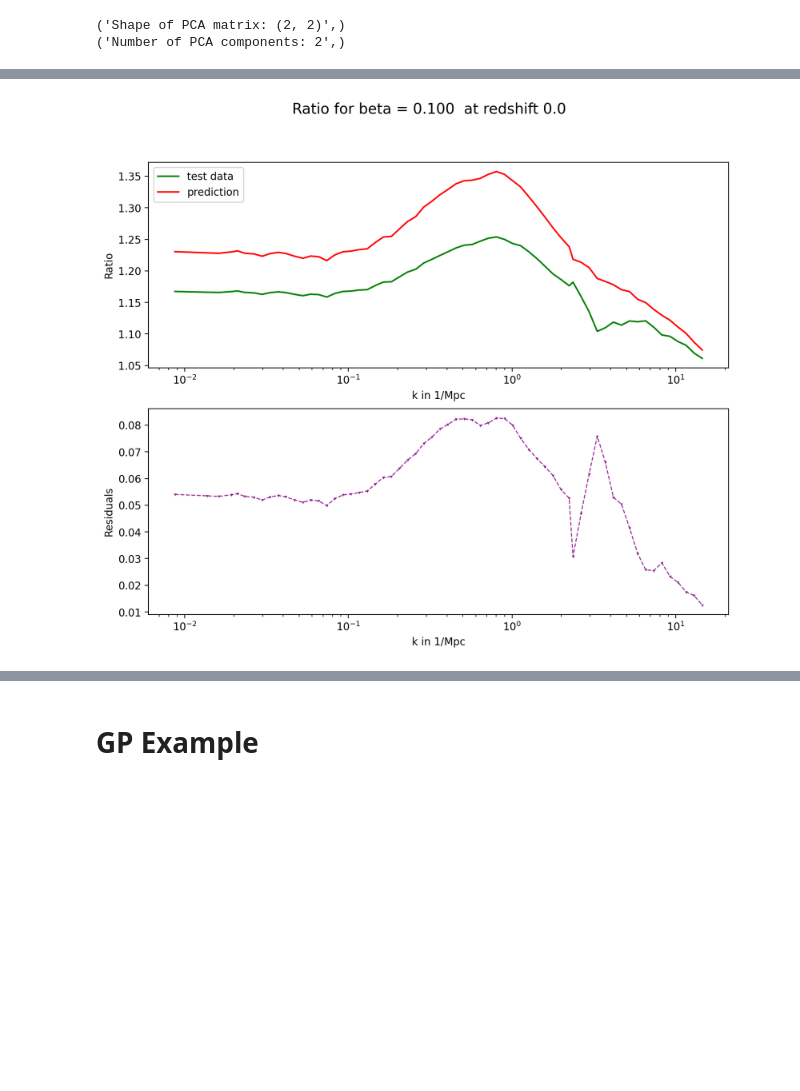
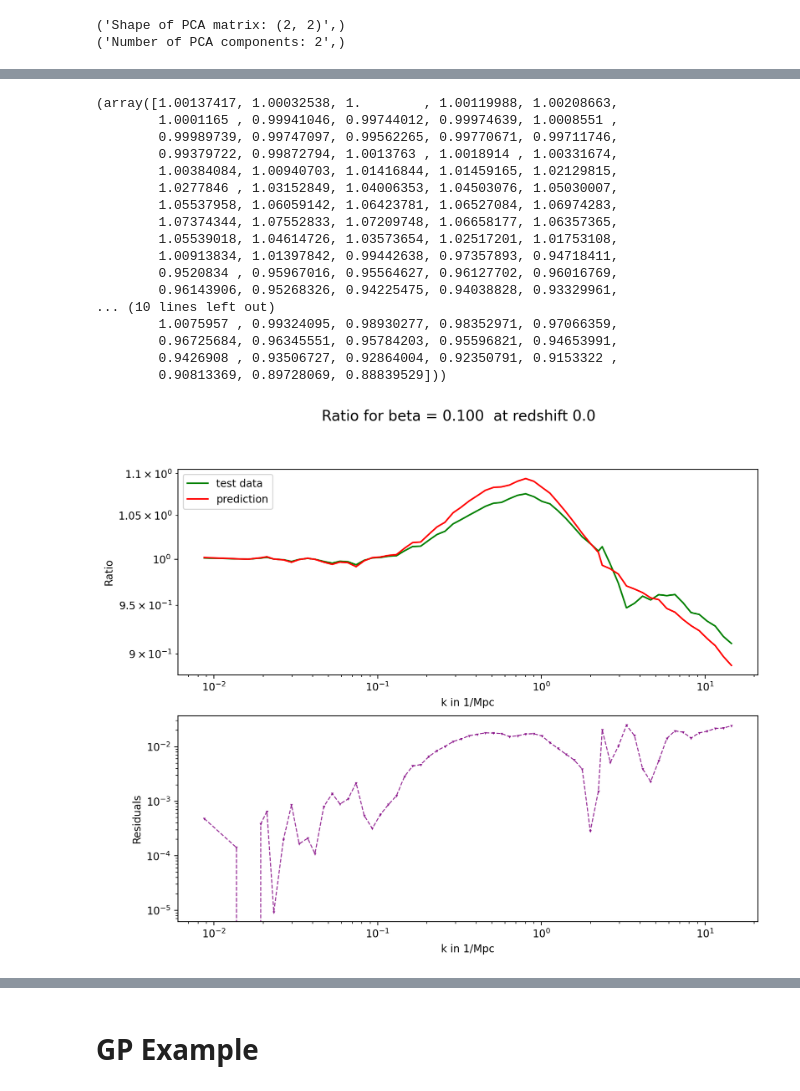
Before and after one commit to santiagocasas/looti-test-public, a Jupyter notebook: notebooks/Emulator_CoupledDE_Website.ipynb, the cells around one changed output, grey strips where cells are left out. Cells and saved outputs as stored; diff of their text form; code cells hidden in the pictures; blank space fills up the shorter version.

```diff
--- a/notebooks/Emulator_CoupledDE_Website.ipynb
+++ b/notebooks/Emulator_CoupledDE_Website.ipynb
@@ -154,7 +157,7 @@ The user should provide here the number of PCA components.
 # %%
 npca = 2 #Number of PCA components.
 # %%
-ratios_predicted , emulation_data = dcl.Predict_ratio(emulation_data,Operator = "PCA", ##choose the operator
+ratios_predicted_PCAspl , emulation_data = dcl.Predict_ratio(emulation_data,Operator = "PCA", ##choose the operator
                                                       ncomp=npca ,  ##number of components
                                                       interp_type='int1d',interp_dim=1 ##kind of interpolator,e.g int1d or GP
                                                      )
@@ -182,7 +202,7 @@ pm.Plot_prediction_One_parameter(emulation_data, 0.098 , reconstructed_spectra,
 # %% [markdown]
 The following section performs first a sparse representation of the data **with dictionary learning** and construct the **interpolation with a Gaussian Process**. Note that the level of noise for the GP's kernel should be chosen carefully.
 # %%
-npca = 3
+npca = 6
 # %%
 train_redshift_indices= [1]
 test_redshift_indices= [1]
@@ -191,7 +211,7 @@ emulation_data.z_requested
 # %% [output]
 array([0.])
 # %%
-ratios_predicted , emulation_data = dcl.Predict_ratio(emulation_data,Operator ="DL",
+ratios_predicted_DL , emulation_data = dcl.Predict_ratio(emulation_data,Operator ="DL",
                                                       train_noise = 1e-10, ##noise for the GP's kernel
                                                       gp_n_rsts = 10,##times allowed to restart the optimiser
                                                       ncomp=npca , ##number of components
@@ -217,15 +239,16 @@ The following section performs a **reduction of dimensionality with PCA** and co
 # %%
 npca = 2
 # %%
-ratios_predicted , emulation_data = dcl.Predict_ratio(emulation_data,Operator = "PCA",
-                                                      train_noise = 1e-10, ##noise for the GP's kernel
+ratios_predicted_PCAgp , emulation_data, interpolFunction_PCAgp = dcl.Predict_ratio(emulation_data,Operator = "PCA",
+                                                      train_noise = 1e-7, ##noise for the GP's kernel
                                                       gp_n_rsts = 10,##times allowed to restart the optimiser
                                                       ncomp=npca , ##number of components
                                                       gp_const = 1, ##Constant for the RBF kernel
                                                       gp_length = 1, ## Length for  GP
                                                       interp_type='GP', ##kind of interpolator,e.g int1d or GP
                                                       n_splits = 1, ##number of splits
-                                                      test_indices=test_indices)
+                                                      test_indices=test_indices,
+                                                    return_interpolator=True)
 # %% [output]
 ('Shape of PCA matrix: (2, 2)',)
 ('Number of PCA components: 2',)
@@ -232,4 +314,21 @@ ratios_predicted , emulation_data = dcl.Predict_ratio(emulation_data,Operator =
 # %%
-pm.Plot_prediction_One_parameter(emulation_data, 0.098 , ratios_predicted)
+pm.Plot_prediction_One_parameter(emulation_data, 0.098 , ratios_predicted_PCAgp, y_scale_log=True)
 # %% [output]
+(array([1.00137417, 1.00032538, 1.        , 1.00119988, 1.00208663,
+        1.0001165 , 0.99941046, 0.99744012, 0.99974639, 1.0008551 ,
+        0.99989739, 0.99747097, 0.99562265, 0.99770671, 0.99711746,
+        0.99379722, 0.99872794, 1.0013763 , 1.0018914 , 1.00331674,
+        1.00384084, 1.00940703, 1.01416844, 1.01459165, 1.02129815,
+        1.0277846 , 1.03152849, 1.04006353, 1.04503076, 1.05030007,
+        1.05537958, 1.06059142, 1.06423781, 1.06527084, 1.06974283,
+        1.07374344, 1.07552833, 1.07209748, 1.06658177, 1.06357365,
+        1.05539018, 1.04614726, 1.03573654, 1.02517201, 1.01753108,
+        1.00913834, 1.01397842, 0.99442638, 0.97357893, 0.94718411,
+        0.9520834 , 0.95967016, 0.95564627, 0.96127702, 0.96016769,
+        0.96143906, 0.95268326, 0.94225475, 0.94038828, 0.93329961,
+... (10 lines left out)
+        1.0075957 , 0.99324095, 0.98930277, 0.98352971, 0.97066359,
+        0.96725684, 0.96345551, 0.95784203, 0.95596821, 0.94653991,
+        0.9426908 , 0.93506727, 0.92864004, 0.92350791, 0.9153322 ,
+        0.90813369, 0.89728069, 0.88839529]))
-[figure, old version]
+[figure, new version]
```
Also changed, not shown: parts of 38 cells of this notebook, 4 other files.
